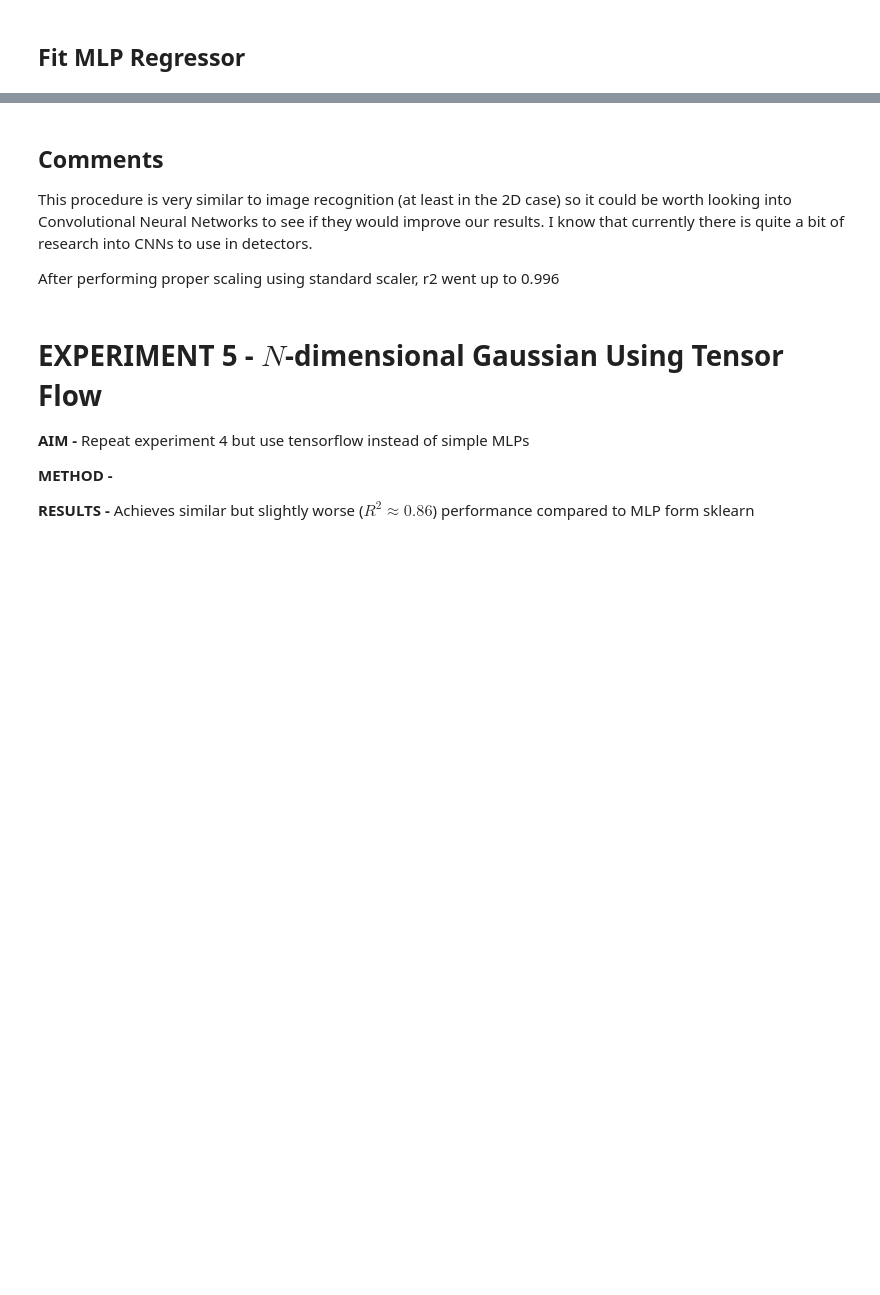
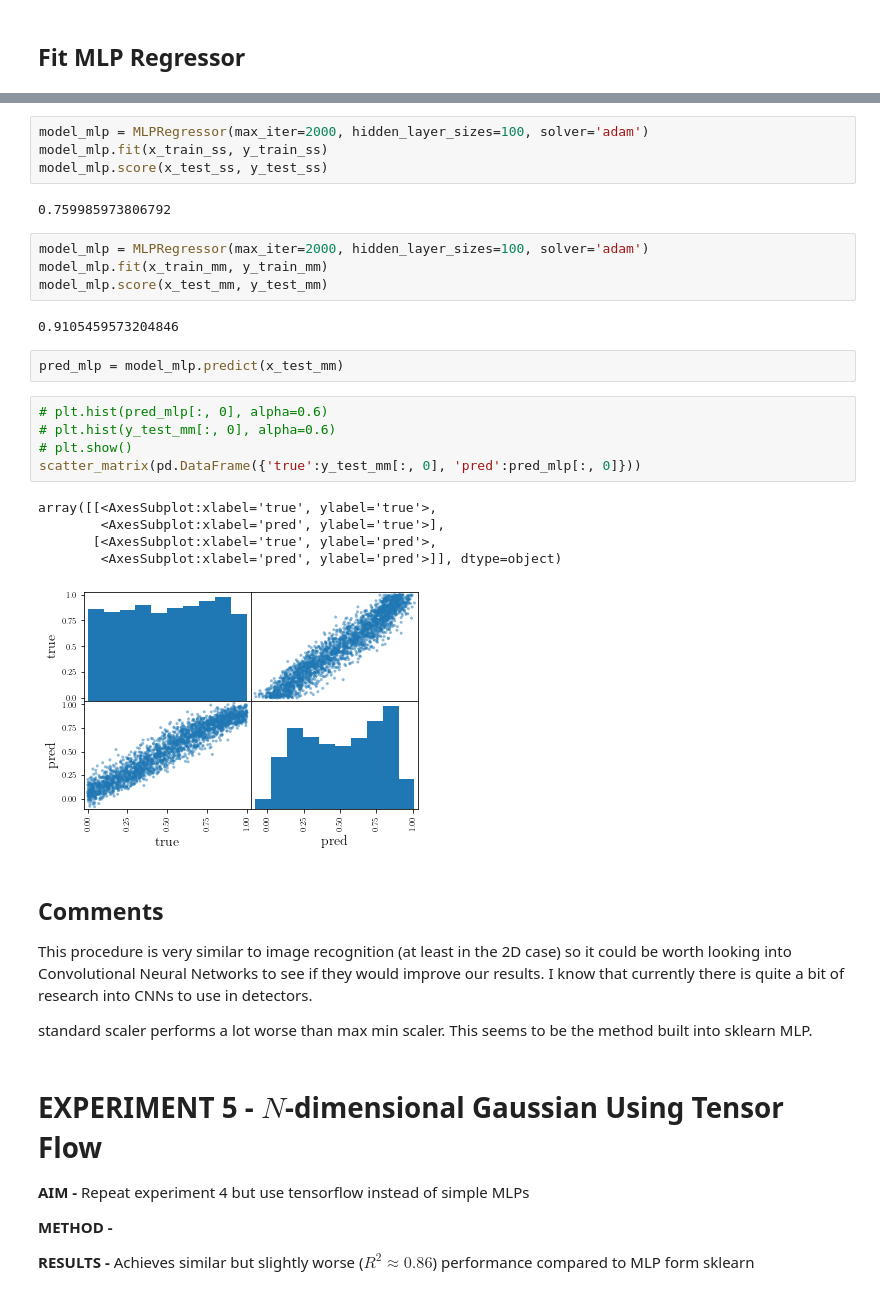
Before and after one commit to oskberg/new-physics, a Jupyter notebook: toy_data/flavio_tests/ml_distributions.ipynb, the cells around one changed output, grey strips where cells are left out. Cells and saved outputs as stored; diff of their text form; blank space fills up the shorter version.

```diff
--- a/toy_data/flavio_tests/ml_distributions.ipynb
+++ b/toy_data/flavio_tests/ml_distributions.ipynb
@@ -375,8 +399,33 @@ model_mlp.score(x_test, y_test)
+# %%
+model_mlp = MLPRegressor(max_iter=2000, hidden_layer_sizes=100, solver='adam')
+model_mlp.fit(x_train_ss, y_train_ss)
+model_mlp.score(x_test_ss, y_test_ss)
+# %% [output]
+0.759985973806792
+# %%
+model_mlp = MLPRegressor(max_iter=2000, hidden_layer_sizes=100, solver='adam')
+model_mlp.fit(x_train_mm, y_train_mm)
+model_mlp.score(x_test_mm, y_test_mm)
+# %% [output]
+0.9105459573204846
+# %%
+pred_mlp = model_mlp.predict(x_test_mm)
+# %%
+# plt.hist(pred_mlp[:, 0], alpha=0.6)
+# plt.hist(y_test_mm[:, 0], alpha=0.6)
+# plt.show()
+scatter_matrix(pd.DataFrame({'true':y_test_mm[:, 0], 'pred':pred_mlp[:, 0]}))
+# %% [output]
+array([[<AxesSubplot:xlabel='true', ylabel='true'>,
+        <AxesSubplot:xlabel='pred', ylabel='true'>],
+       [<AxesSubplot:xlabel='true', ylabel='pred'>,
+        <AxesSubplot:xlabel='pred', ylabel='pred'>]], dtype=object)
+[figure, added]
 # %% [markdown]
 ## Comments
 This procedure is very similar to image recognition (at least in the 2D case) so it could be worth looking into Convolutional Neural Networks to see if they would improve our results. I know that currently there is quite a bit of research into CNNs to use in detectors.
 
-After performing proper scaling using standard scaler, r2 went up to 0.996
+standard scaler performs a lot worse than max min scaler. This seems to be the method built into sklearn MLP.
 # %% [markdown]
 # EXPERIMENT 5 - $N$-dimensional Gaussian Using Tensor Flow
 **AIM -** Repeat experiment 4 but use tensorflow instead of simple MLPs
```
Also changed, not shown: parts of 51 cells of this notebook, 24 other files.
